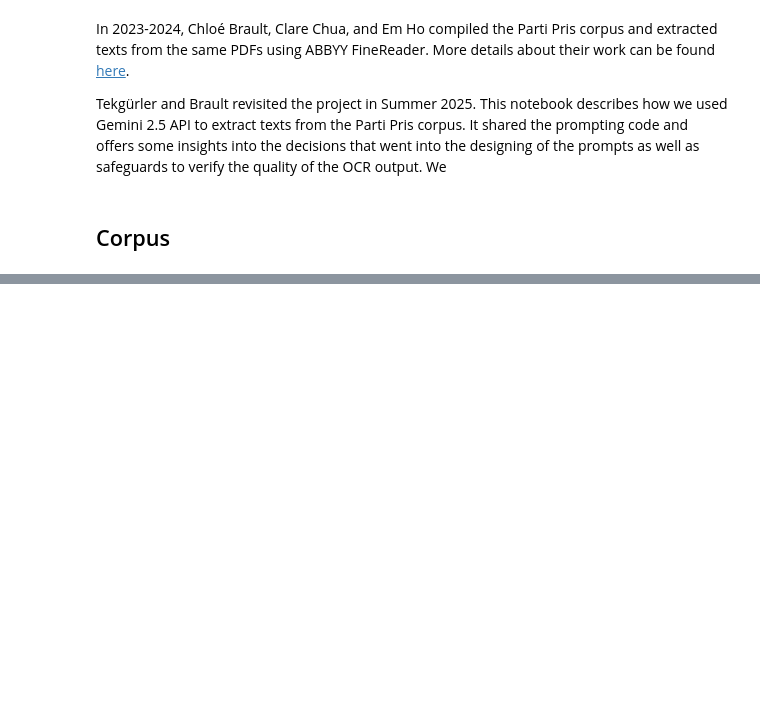
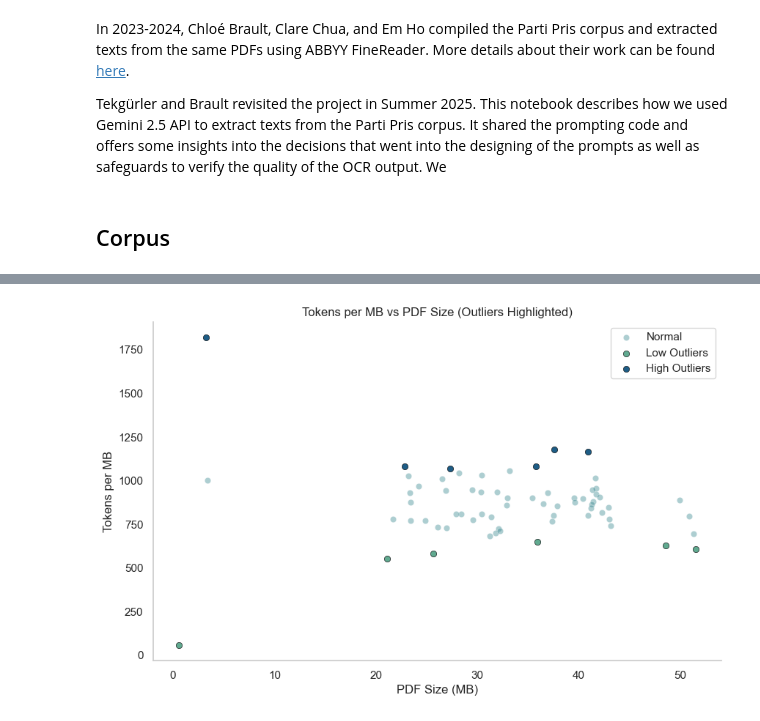
Before and after one commit to mervetekgurler/partipris, a Jupyter notebook: notebooks/text_extraction.ipynb, the cells around one changed output, grey strips where cells are left out. Cells and saved outputs as stored; diff of their text form; code cells hidden in the pictures; blank space fills up the shorter version.

```diff
--- a/notebooks/text_extraction.ipynb
+++ b/notebooks/text_extraction.ipynb
@@ -111,0 +244,29 @@ df_combined.head()
+# %%
+# Another way to visualize the outliers is a scatter plot
+
+low_outliers = df[df['tokens_per_mb_z'] < -1]
+high_outliers = df[df['tokens_per_mb_z'] > 1]
+
+plt.figure(figsize=(10, 6))
+palette = sns.color_palette("crest", 3)
+sns.scatterplot(
+    data=df, x='pdf_size_mb', y='tokens_per_mb',
+    color=palette[1], alpha=0.4, label='Normal'
+)
+sns.scatterplot(
+    data=low_outliers, x='pdf_size_mb', y='tokens_per_mb',
+    color=palette[0], label='Low Outliers', edgecolor='k'
+)
+sns.scatterplot(
+    data=high_outliers, x='pdf_size_mb', y='tokens_per_mb',
+    color=palette[2], label='High Outliers', edgecolor='k'
+)
+plt.xlabel('PDF Size (MB)')
+plt.ylabel('Tokens per MB')
+plt.title('Tokens per MB vs PDF Size (Outliers Highlighted)')
+sns.despine()
+plt.legend()
+plt.grid(False)
+plt.show()
+# %% [output]
+[figure, added]
```
Also changed, not shown: parts of 24 cells of this notebook, 9 other files.
